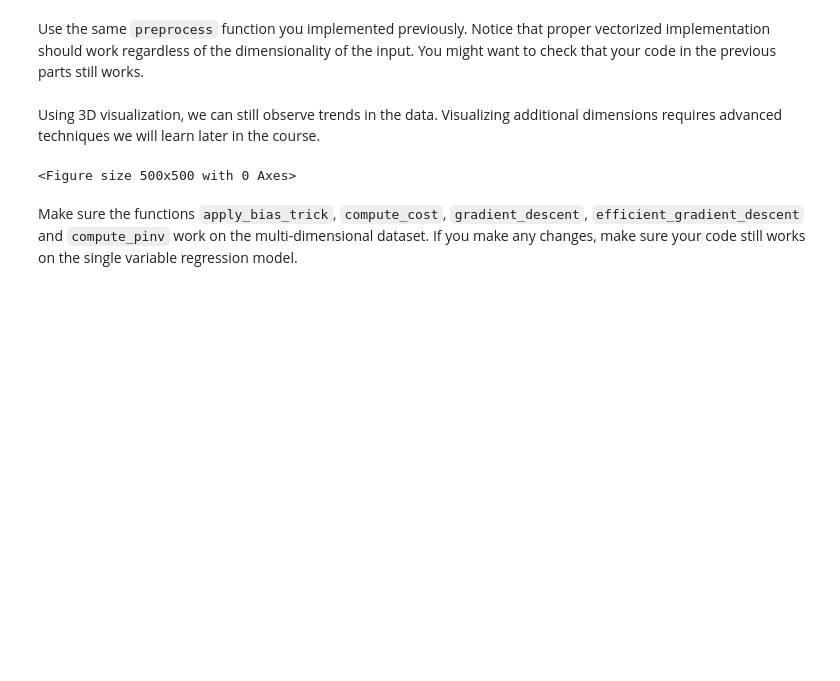
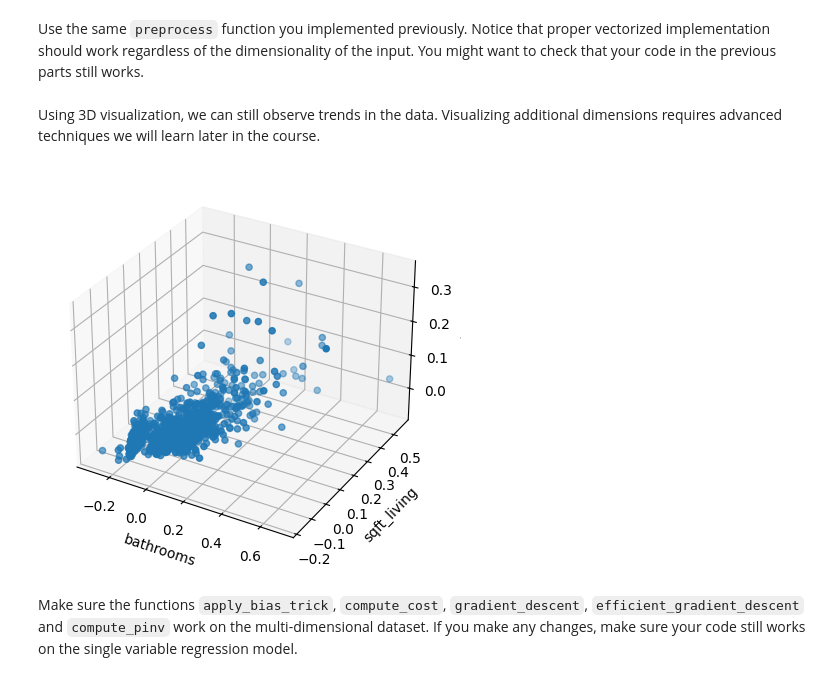
Before and after one commit to roybh1/machine-learning-for-data-idc, a Jupyter notebook: hw1/hw1.ipynb, the cells around one changed output. Saved outputs shown, nothing was run; the diff lists cells and outputs as text; code cells hidden in the pictures; blank space fills up the shorter version.

```diff
--- a/hw1/hw1.ipynb
+++ b/hw1/hw1.ipynb
@@ -345,18 +362,18 @@ Using 3D visualization, we can still observe trends in the data. Visualizing add
 # %%
 %matplotlib inline
 import mpl_toolkits.mplot3d.axes3d as p3
 fig = plt.figure(figsize=(5,5))
-ax = p3.Axes3D(fig)
+ax = fig.add_subplot(projection='3d')
 xx = X_train[:, 1][:1000]
 yy = X_train[:, 2][:1000]
 zz = y_train[:1000]
 ax.scatter(xx, yy, zz, marker='o')
 ax.set_xlabel('bathrooms')
 ax.set_ylabel('sqft_living')
 ax.set_zlabel('price')
 plt.show()
 # %% [output]
-<Figure size 500x500 with 0 Axes>
+[figure, added]
 # %% [markdown]
 Make sure the functions `apply_bias_trick`, `compute_cost`, `gradient_descent`, `efficient_gradient_descent` and `compute_pinv` work on the multi-dimensional dataset. If you make any changes, make sure your code still works on the single variable regression model.
 # %%
```
Also changed, not shown: parts of 22 cells of this notebook, 1 other file.
